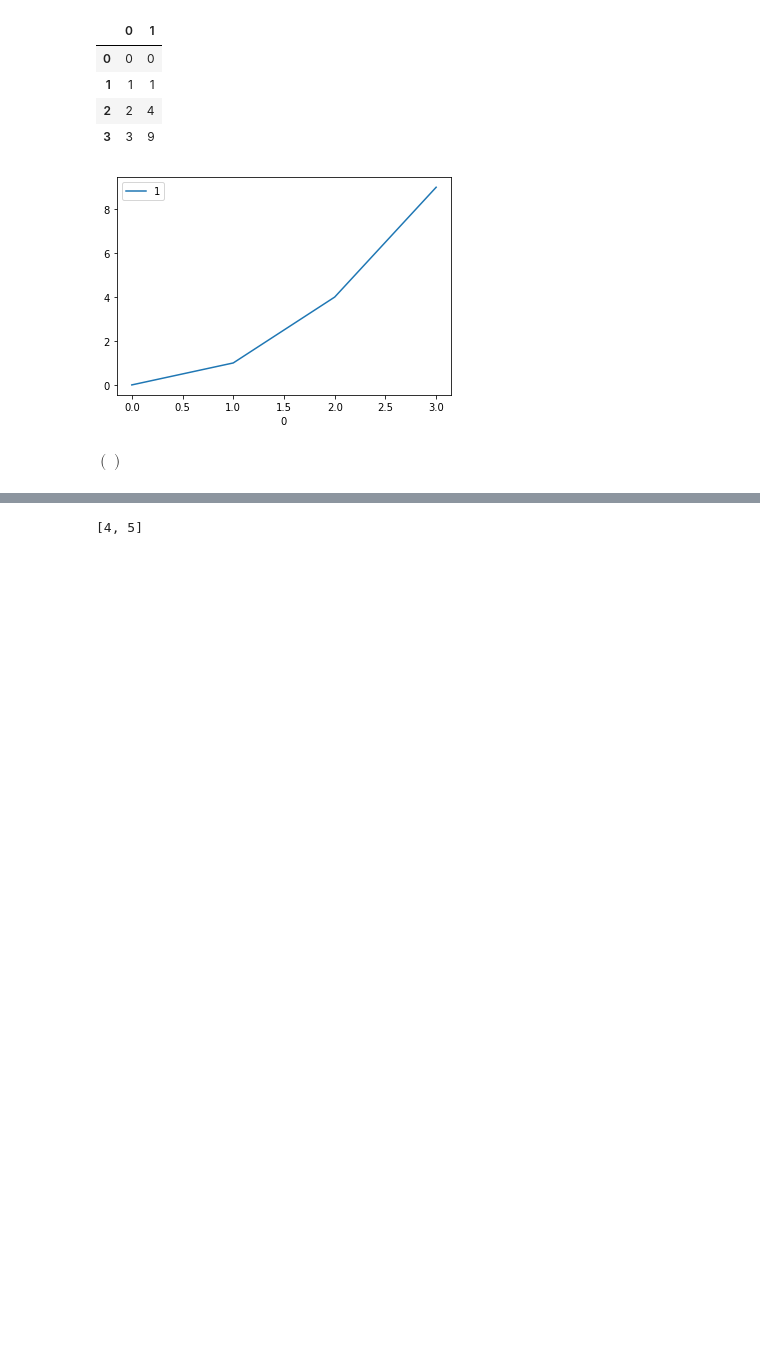
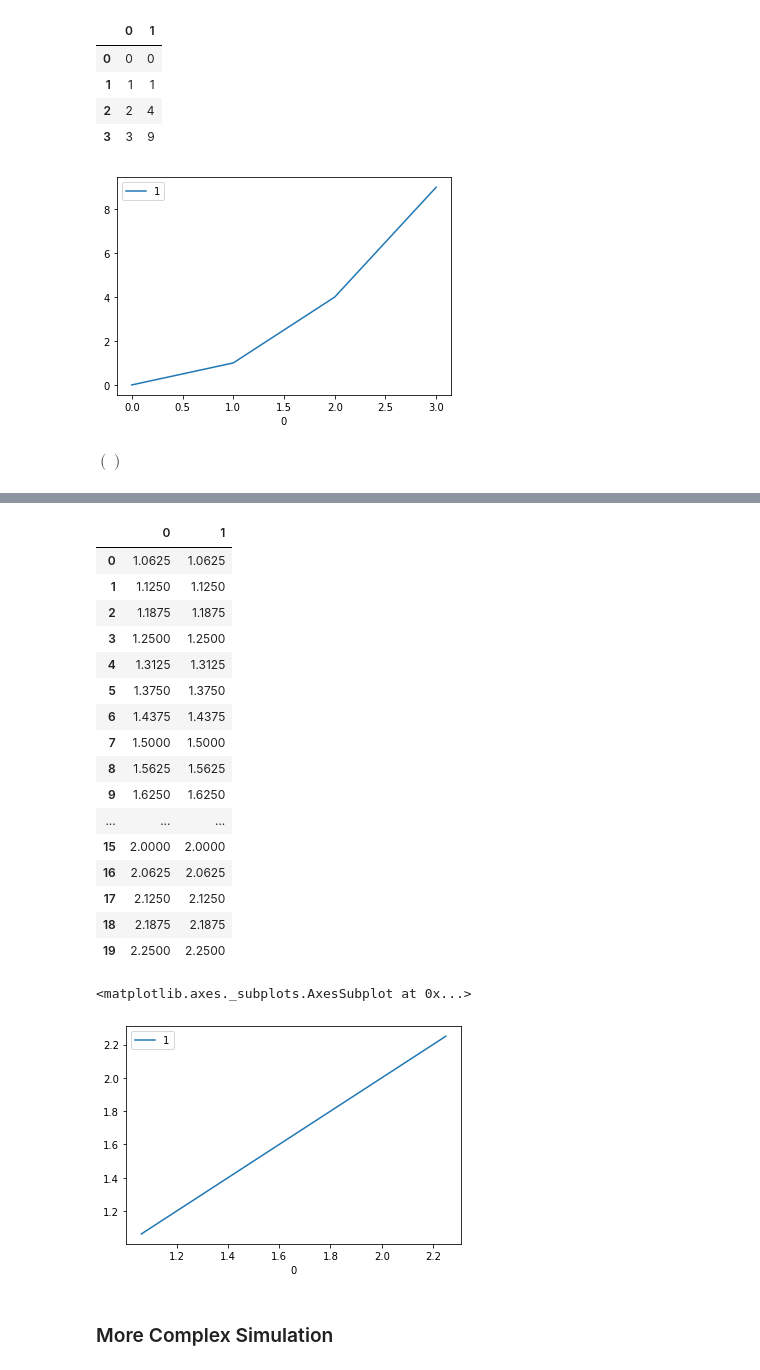
Before and after one commit to hrbolek/learning, a Jupyter notebook: operanalyst/simulation.ipynb, the cells around one changed output, grey strips where cells are left out. Saved outputs shown, nothing was run; the diff lists cells and outputs as text; code cells hidden in the pictures; blank space fills up the shorter version.

```diff
--- a/operanalyst/simulation.ipynb
+++ b/operanalyst/simulation.ipynb
@@ -36 +80,62 @@ $\left(\right)$
+# %%
+def prepareSimulation(systemList, t0 = 0.0, t_bound = 10, max_step = 0.0625):
+  for system in systemList:
+    system['solver'] = compute(system['model'], system['state0'], t0 = t0, t_bound = t_bound, max_step = max_step)
+    system['state'] = system['state0']
+
+def simulate(systemList):
+  for system in systemList:
+    system['state'] = next(system['solver'])
+
+def simulateInf(systemList, count = -1):
+  cc = count
+  while True:
+    simulate(systemList)
+    partialResult = {}
+    for system in systemList:
+      partialResult[system['name']] = system['state']
+    yield partialResult
+    cc = cc - 1
+    if cc == 0:
+      break
+# %%
+def movingObj(time, state):
+  velocity = state[:3]
+  position = state[3:]
+  acceleration = [0, 0, 0]
+  return [*acceleration, *velocity]
+
+def justTwoFromResults(results, systemName, x = 0, y = 1):
+  for result in results:
+    systemResult = result[systemName]
+    yield (systemResult['state'][x], systemResult['state'][y])
+
+simulatedObjects = [{'state0': [1, 1, 0, 1, 1, 0], 'model': movingObj, 'name': 'obj1'}]
+prepareSimulation(simulatedObjects)
+simResults = list(simulateInf(simulatedObjects, 20))
+simResults = list(justTwoFromResults(simResults, 'obj1', x = 3, y = 4))
+displayData(simResults)
+plotData(simResults)
+# %% [output]
+|  | 0 | 1 |
+| 0 | 1.0625 | 1.0625 |
+| 1 | 1.1250 | 1.1250 |
+| 2 | 1.1875 | 1.1875 |
+| 3 | 1.2500 | 1.2500 |
+| 4 | 1.3125 | 1.3125 |
+| 5 | 1.3750 | 1.3750 |
+| 6 | 1.4375 | 1.4375 |
+| 7 | 1.5000 | 1.5000 |
+| 8 | 1.5625 | 1.5625 |
+| 9 | 1.6250 | 1.6250 |
+| ... | ... | ... |
+| 15 | 2.0000 | 2.0000 |
+| 16 | 2.0625 | 2.0625 |
+| 17 | 2.1250 | 2.1250 |
+| 18 | 2.1875 | 2.1875 |
+| 19 | 2.2500 | 2.2500 |
+<matplotlib.axes._subplots.AxesSubplot at 0x...>
+[figure, added]
+# %% [markdown]
+### More Complex Simulation
 # %%
@@ -103,8 +183,0 @@ def simulate(systemList):
-# %%
-def movingObj(time, state):
-  veloctity = state[:3]
-  position = state[3:]
-  acceleration = [0, 0, 0]
-  return [*acceleration, *position]
-# %% [output]
-[4, 5]
```
Also changed, not shown: parts of 9 cells of this notebook.
